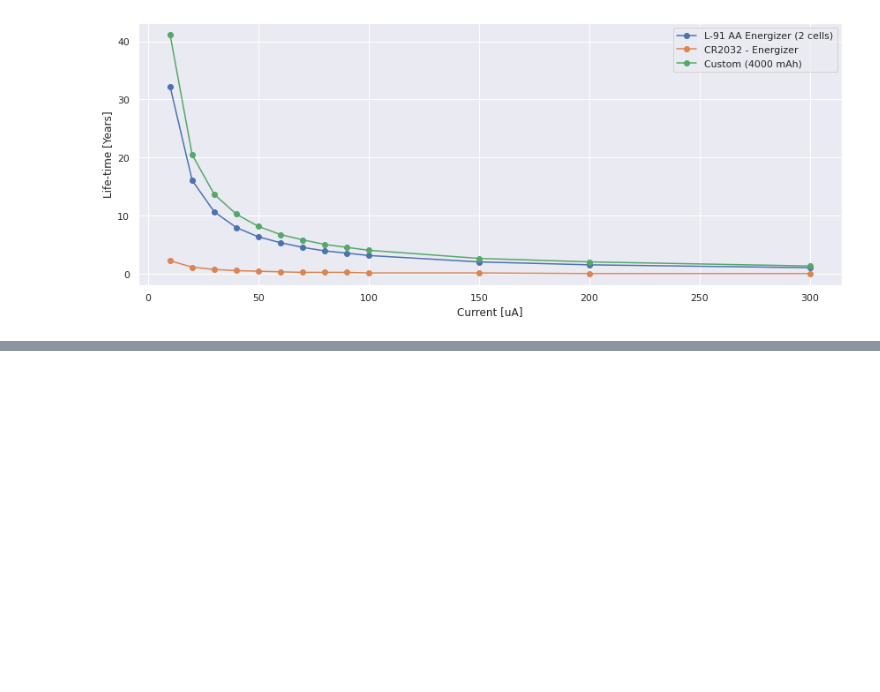
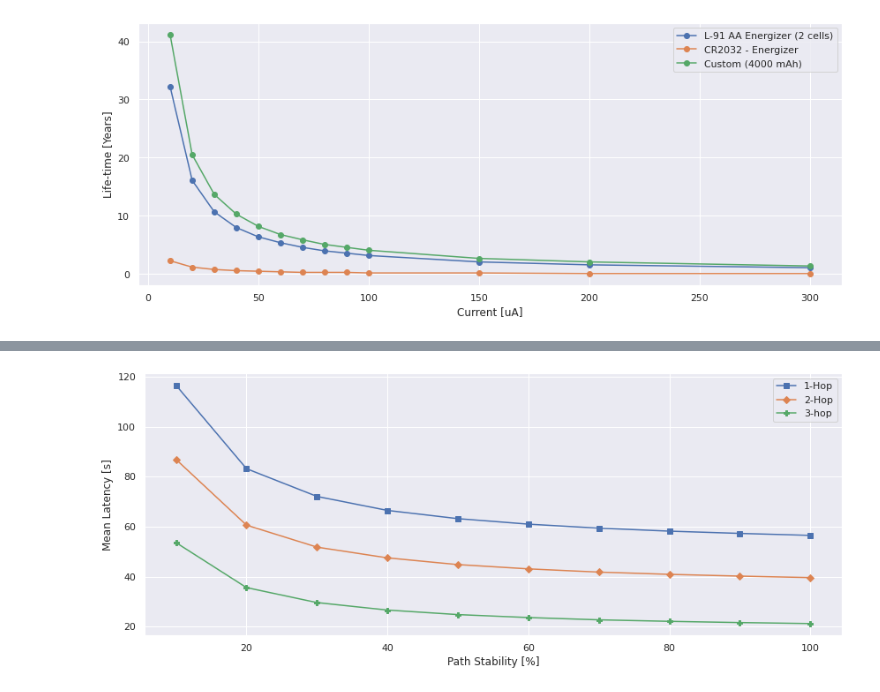
Before and after one commit to EdoardoGruppi/IoT_Assignment, a Jupyter notebook: _Additional_code/IoT_Assignment.ipynb, the cells around one changed output, grey strips where cells are left out. Cells and saved outputs as stored; diff of their text form; code cells hidden in the pictures; blank space fills up the shorter version.

```diff
--- a/_Additional_code/IoT_Assignment.ipynb
+++ b/_Additional_code/IoT_Assignment.ipynb
@@ -309,0 +352,10 @@ lineplot(matrix, legend=['L-91 AA Energizer (2 cells)', 'CR2032 - Energizer', 'C
+# %%
+matrix = [[10, 20, 30, 40, 50, 60, 70, 80, 90, 100],
+          [116.6, 83.2, 72.1, 66.5, 63.2, 61.0, 59.4, 58.2, 57.3, 56.5],
+          [86.9,  60.6, 51.8, 47.5, 44.8, 43.1, 41.8, 40.9, 40.2, 39.6],
+          [53.6,  35.6, 29.6, 26.6, 24.8, 23.6, 22.7, 22.1, 21.6, 21.2]]
+
+lineplot(matrix, legend=['1-Hop', '2-Hop', '3-hop'],
+         xlabel='Path Stability [%]', ylabel='Mean Latency [s]')
+# %% [output]
+[figure, added]
```
Also changed, not shown: parts of 7 cells of this notebook.
